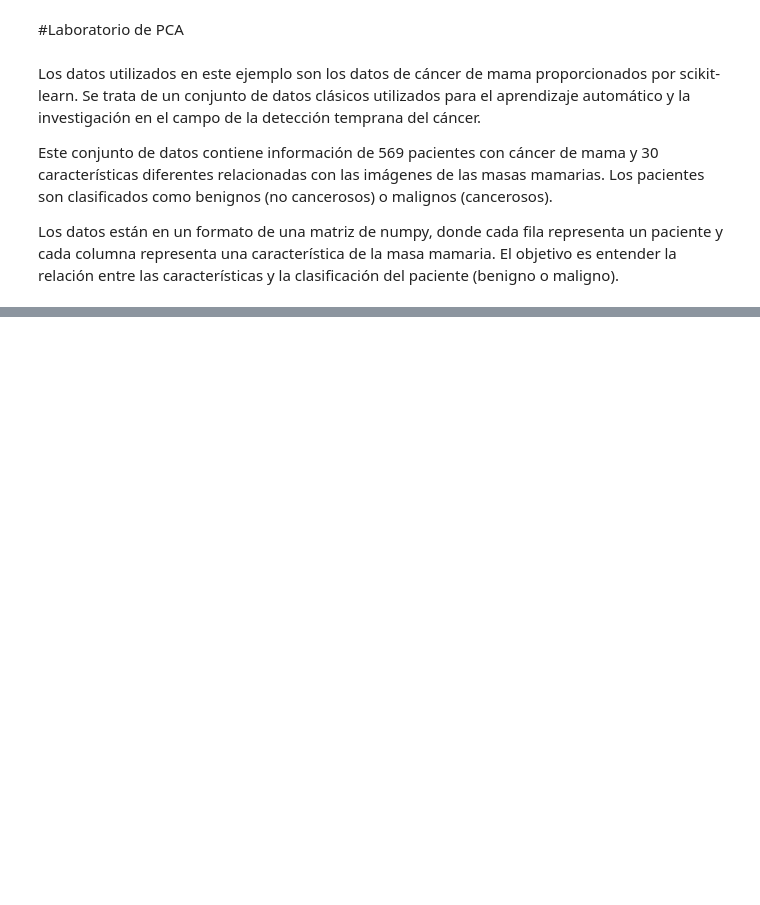
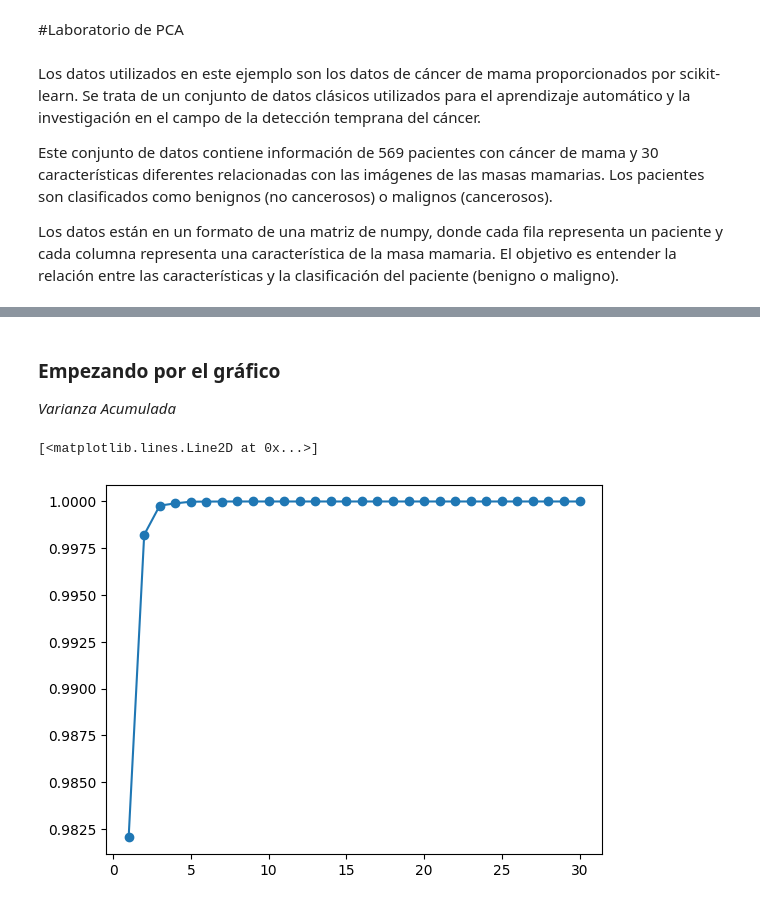
Before and after one commit to AxisAngeles/Smart_Data_DS_AI, a Jupyter notebook: Laboratorio_PCA.ipynb, the cells around one changed output, grey strips where cells are left out. Saved outputs shown, nothing was run; the diff lists cells and outputs as text; code cells hidden in the pictures; blank space fills up the shorter version.

```diff
--- a/Laboratorio_PCA.ipynb
+++ b/Laboratorio_PCA.ipynb
@@ -105,11 +267,17 @@ for i in range(n_components):
+# %% [markdown]
+### Empezando por el gráfico
+_Varianza Acumulada_
 # %%
 #Aplicar PCA con diferentes valores del numero de compontes
 pca = PCA()
 X_PCA = pca.fit_transform(X)
 
 #Grafica de la proporcion de varianza
 #pca.explained_variance_ratio_
 
-plt.plot(range(1 , X.shape[1]+1) , np.cumsum(pca.explained_variance_ratio_) )
+plt.plot(range(1 , X.shape[1]+1) , np.cumsum(pca.explained_variance_ratio_),marker='o')
+# %% [output]
+[<matplotlib.lines.Line2D at 0x...>]
+[figure, added]
 # %%
 print(pca.explained_variance_ratio_ , pca.explained_variance_ratio_.shape)
```
Also changed, not shown: parts of 30 cells of this notebook.
